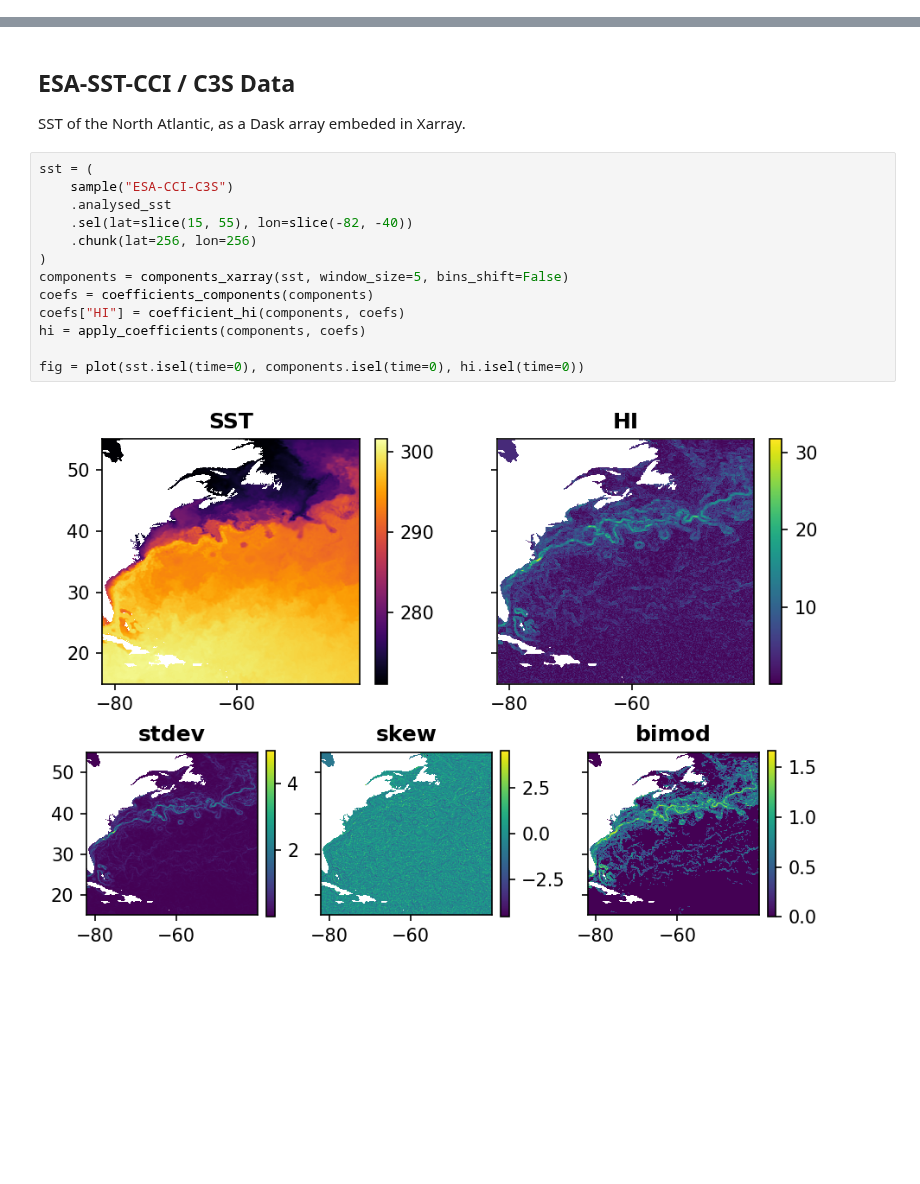
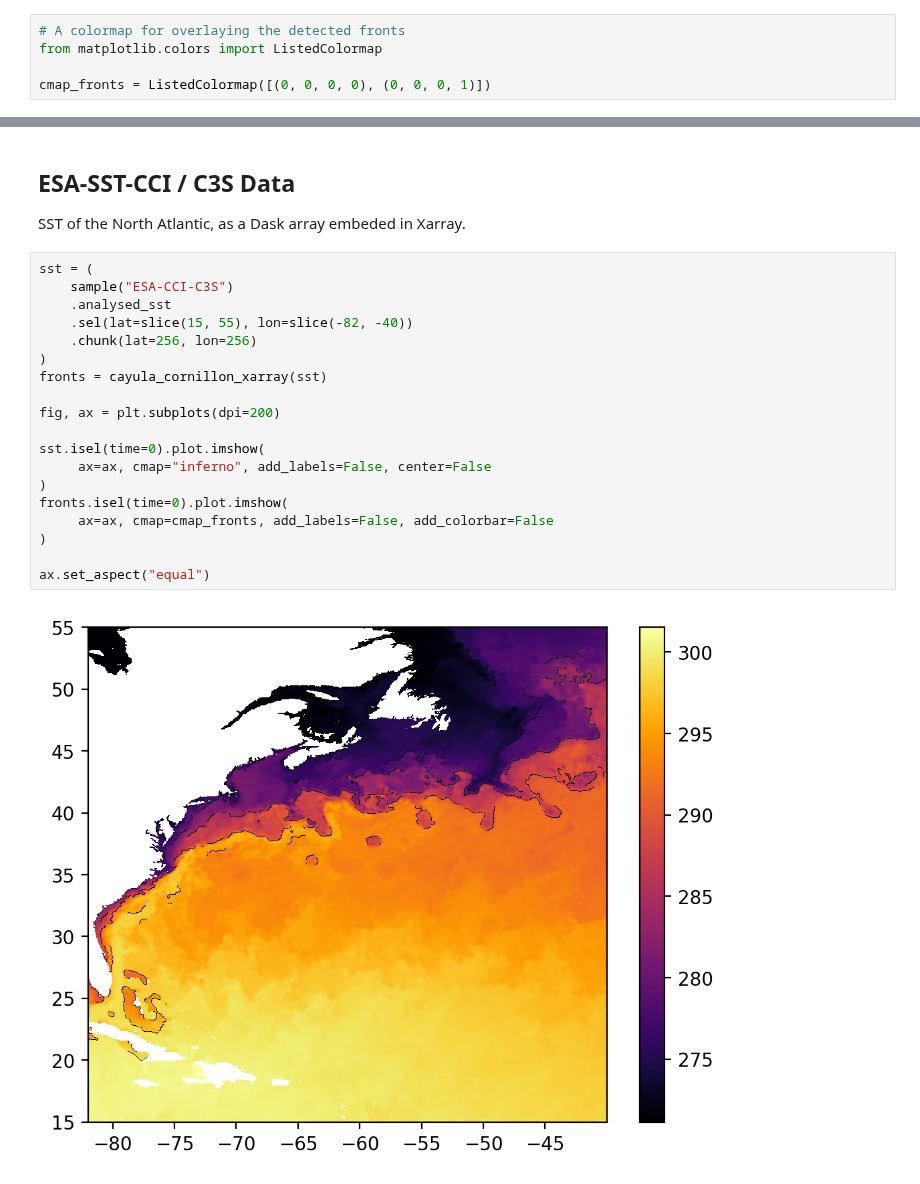
Before and after one commit to Descanonge/fronts-toolbox, a Jupyter notebook: docs/gallery/cayula-cornillon.ipynb, the cells around one changed output, grey strips where cells are left out. Saved outputs shown, nothing was run; the diff lists cells and outputs as text; blank space fills up the shorter version.

```diff
--- a/docs/gallery/cayula-cornillon.ipynb
+++ b/docs/gallery/cayula-cornillon.ipynb
@@ -71,0 +17,5 @@ fig = plot(sst, components, hi)
+# %%
+# A colormap for overlaying the detected fronts
+from matplotlib.colors import ListedColormap
+
+cmap_fronts = ListedColormap([(0, 0, 0, 0), (0, 0, 0, 1)])
@@ -76,15 +37,21 @@ SST of the North Atlantic, as a Dask array embeded in Xarray.
 # %%
 sst = (
     sample("ESA-CCI-C3S")
     .analysed_sst
     .sel(lat=slice(15, 55), lon=slice(-82, -40))
     .chunk(lat=256, lon=256)
 )
-components = components_xarray(sst, window_size=5, bins_shift=False)
-coefs = coefficients_components(components)
-coefs["HI"] = coefficient_hi(components, coefs)
-hi = apply_coefficients(components, coefs)
+fronts = cayula_cornillon_xarray(sst)
 
-fig = plot(sst.isel(time=0), components.isel(time=0), hi.isel(time=0))
+fig, ax = plt.subplots(dpi=200)
+
+sst.isel(time=0).plot.imshow(
+     ax=ax, cmap="inferno", add_labels=False, center=False
+)
+fronts.isel(time=0).plot.imshow(
+     ax=ax, cmap=cmap_fronts, add_labels=False, add_colorbar=False
+)
+
+ax.set_aspect("equal")
 # %% [output]
-[figure, old version]
+[figure, new version]
```
Also changed, not shown: parts of 10 cells of this notebook, 3 other files.
